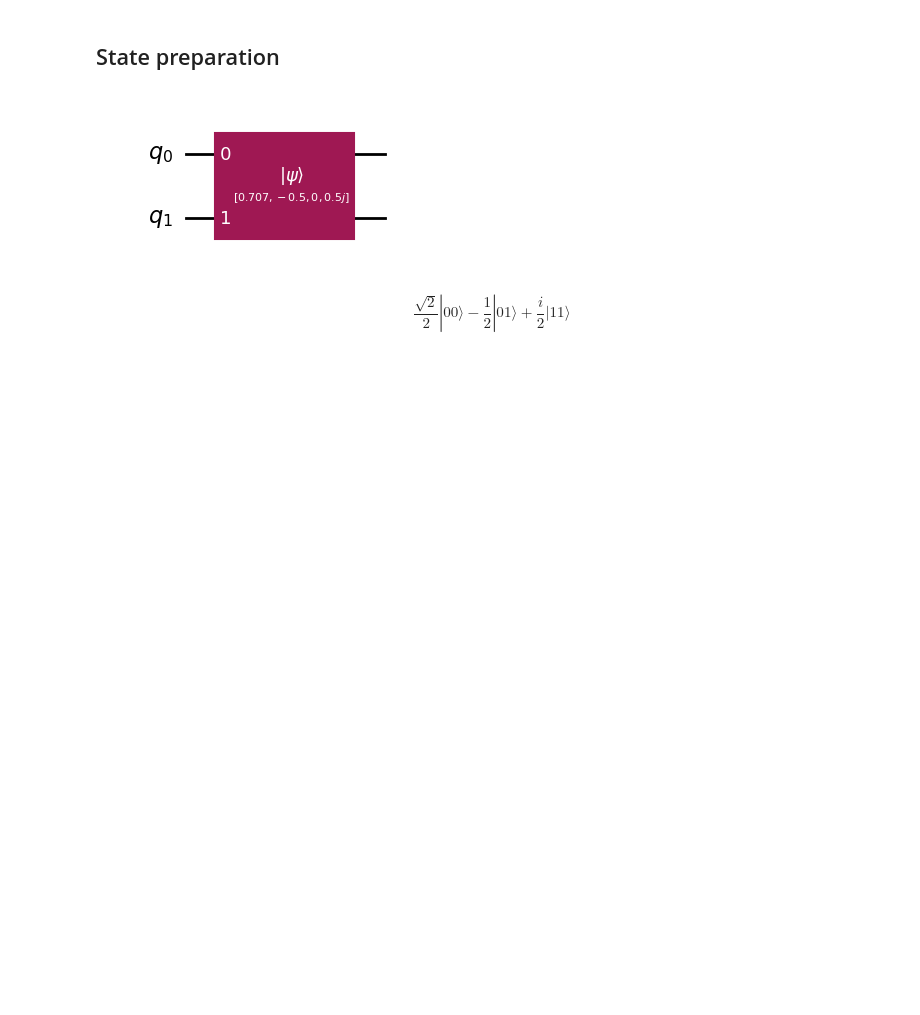
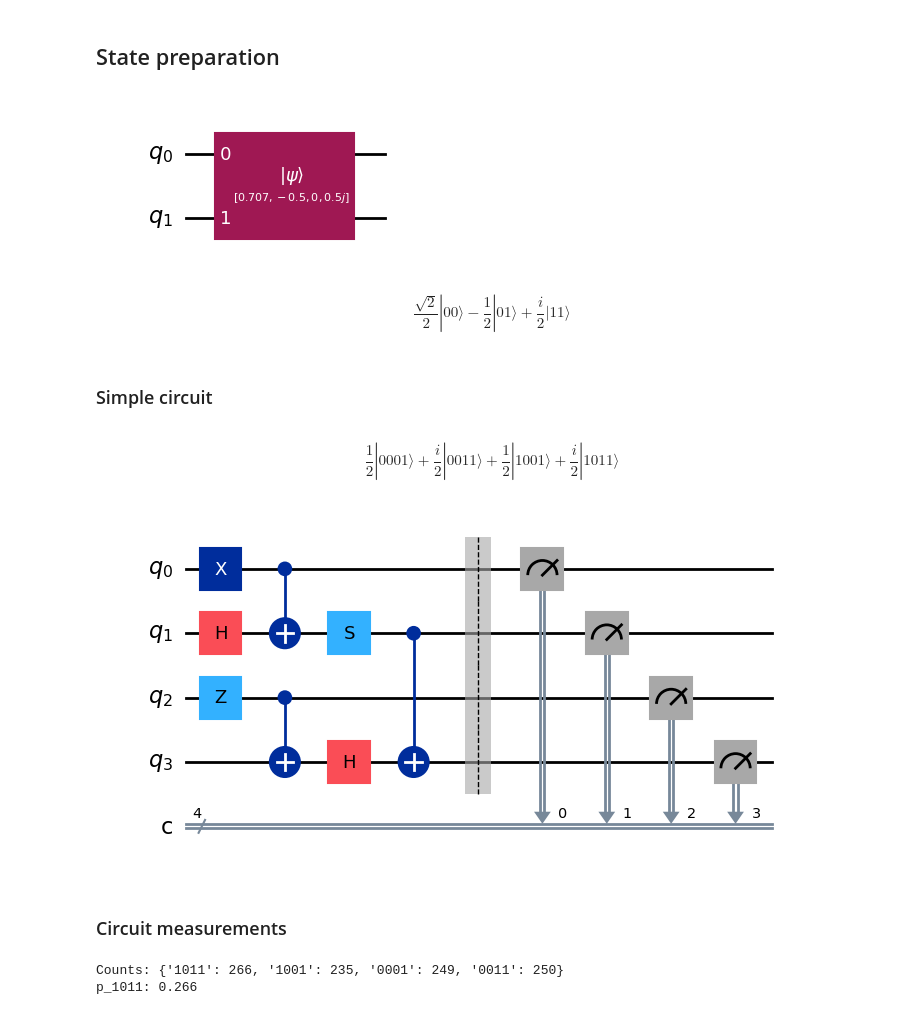
Before and after one commit to UW-ERSL/AppliedQC, a Jupyter notebook: Chapter09_QuantumCircuits_notebook.ipynb, the cells around one changed output. Saved outputs shown, nothing was run; the diff lists cells and outputs as text; code cells hidden in the pictures; blank space fills up the shorter version.

Commit message:
Added measurement plots to Chapter 9. Added noise models to chapter 14

```diff
--- a/Chapter09_QuantumCircuits_notebook.ipynb
+++ b/Chapter09_QuantumCircuits_notebook.ipynb
@@ -365,3 +368,36 @@ display(psi.draw('latex'))
 # %% [output]
 [figure]
 $$\frac{\sqrt{2}}{2} |00\rangle- \frac{1}{2} |01\rangle+\frac{i}{2} |11\rangle$$
+# %% [markdown]
+### Simple circuit
+# %%
+circuit = QuantumCircuit(4, 4)
+circuit.x(0)
+circuit.h(1)
+circuit.z(2)
+circuit.cx(0,1)
+circuit.s(1)
+circuit.cx(2,3)
+circuit.h(3)
+circuit.cx(1,3)
+circuit.barrier()
+psi = Statevector(circuit)
+display(psi.draw('latex'))
+circuit.measure([0,1,2,3], [0,1,2,3])
+display(circuit.draw('mpl'))
+# %% [output]
+$$\frac{1}{2} |0001\rangle+\frac{i}{2} |0011\rangle+\frac{1}{2} |1001\rangle+\frac{i}{2} |1011\rangle$$
+[figure, added]
+# %% [markdown]
+### Circuit measurements
+# %%
+nShots = 1000
+circuit_clean = deepcopy(circuit)  # save original once
+circuit_ready = circuit_clean.decompose(reps=3)
+circuit_transpiled = transpile(circuit_ready, AerSimulator())
+counts = simulate_measurements(circuit_transpiled, shots=nShots, transpiled=True)
+print('Counts:',counts)
+print('p_1011:', counts.get('1011', 0) / nShots)
+# %% [output]
+Counts: {'1011': 266, '1001': 235, '0001': 249, '0011': 250}
+p_1011: 0.266
```
Also changed, not shown: parts of 9 cells of this notebook, 5 other files.
